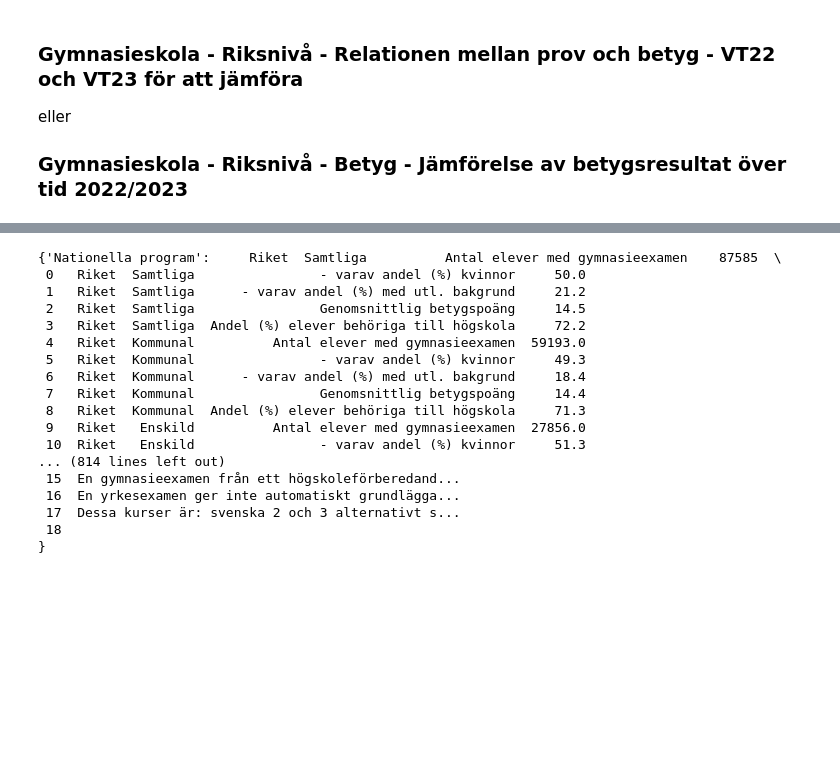
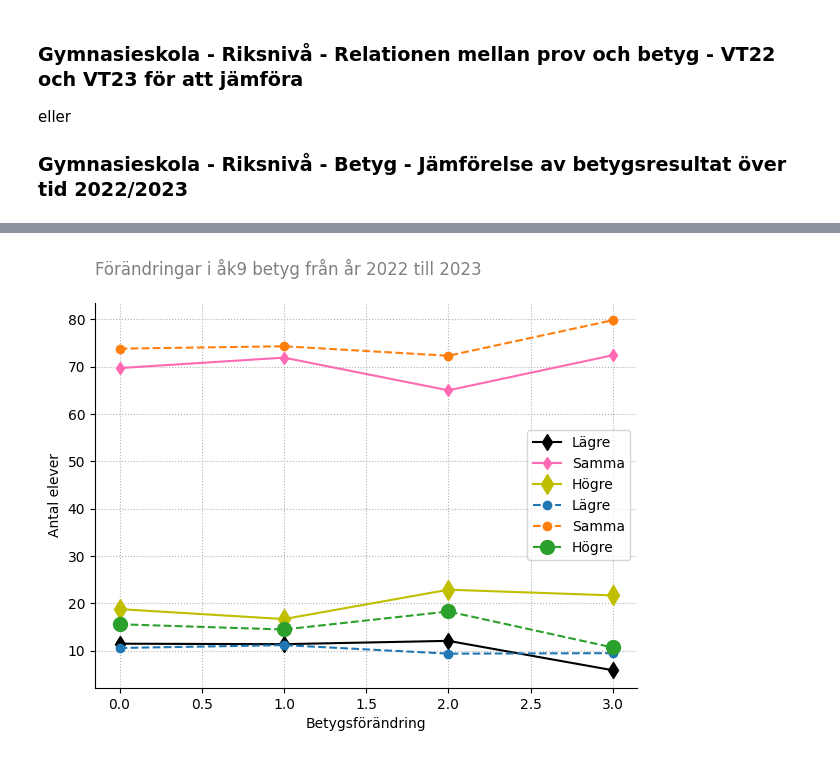
Before and after one commit to SandraAnder/Python-Sandra-Andersson-OPA23, a Jupyter notebook: Labb2/Laboration2_.ipynb, the cells around one changed output, grey strips where cells are left out. Saved outputs shown, nothing was run; the diff lists cells and outputs as text; code cells hidden in the pictures; blank space fills up the shorter version.

```diff
--- a/Labb2/Laboration2_.ipynb
+++ b/Labb2/Laboration2_.ipynb
@@ -632,4 +651,52 @@ Antal män: Antal manliga elever som har både provbetyg och kursbetyg
+# %%
+# 2.
+
+# Variabel för årskurser
+grades_A = gymnasie_vt22["Engelska 5"]
+grades_B = gymnasie_vt23["Engelska 5"]
+
+# Skapa numpy-array för x-värden
+grades_A_np = np.arange(len(grades_A))
+grades_B_np = np.arange(len(grades_B))
+
+# Beräknar antal elever som saknar godkänt och slutbetyg, samma som ovan
+grade_low_A = (grades_A["Andel lägre"])
+grade_same_A = (grades_A["Andel lika"])
+grade_high_A = (grades_A["Andel högre"])
+
+grade_low_B = (grades_B["Andel lägre"])
+grade_same_B = (grades_B["Andel lika"])
+grade_high_B = (grades_B["Andel högre"])
+
+# Skapar subplots och storlek på fig
+fig, ax = plt.subplots(figsize=(7, 5))
+
+# Ritar linjediagramet med punkter som markerar varje år
+plt.plot(grades_A_np, grade_low_A, label="Lägre", marker="d", ms=8, color="black")
+plt.plot(grades_A_np, grade_same_A, label="Samma", marker="d", color="hotpink")
+plt.plot(grades_A_np, grade_high_A, label="Högre", marker="d", ms=10, color="y")
+
+plt.plot(grades_B_np, grade_low_B, label="Lägre", marker="o", ls="--")
+plt.plot(grades_B_np, grade_same_B, label="Samma", marker="o", ls="--")
+plt.plot(grades_B_np, grade_high_B, label="Högre", marker="o", ms=10, ls="--")
+
+# Justerar etiketterna och skapar luft mellan toppetikett och graf, och vänsterplacerar topptexten
+plt.title("Förändringar i åk9 betyg från år 2022 till 2023", pad=20, color="gray", loc="left")
+plt.xlabel("Betygsförändring")
+plt.ylabel("Antal elever")
+
+# Ger grafen ett rutnät
+plt.grid(ls = ':', linewidth = 0.8)
+plt.legend()
+
+ax.spines['top'].set_visible(False)
+ax.spines['right'].set_visible(False)
+
+plt.show()
+# %% [output]
+[figure, added]
 # %%
+'''
 gymnasie_betyg_22_23 = pd.read_excel("../Labb2/data/Gymnasieskola_Jämförelse_betygsresultat_över_tid_2023_Riket.xlsx", sheet_name=None, skiprows=8)
 
 sheets_to_change2 = ["Nationella program", "Högskoleförberedande program", "Yrkesprogram", "Barn- och fritidsprogrammet", "Bygg- och anläggningsprogrammet", "Ekonomiprogrammet", "El- och energiprogrammet", "Estetiska programmet", "Fordons- och transportprogrammet", "Handels- och administrationsprogrammet", "Hantverksprogrammet", "Hotell- och turismprogrammet", "Humanistiska programmet", "Industritekniska programmet", "Naturbruksprogrammet", "Naturvetenskapsprogrammet", "Restaurang- och livsmedelsprogrammet", "Riksrekryterande utbildningar", "Samhällsvetenskapsprogrammet", "Teknikprogrammet", "VVS- och fastighetsprogrammet", "Vård- och omsorgsprogrammet", "Rapportbeskrivning och def."]
@@ -644,22 +711,4 @@ for sheet_name, df2 in gymnasie_vt23.items():
     if sheet_name in sheets_to_change2:
         gymnasie_vt23[sheet_name] = change_columns(df2)
 
-display(gymnasie_betyg_22_23)
+display(gymnasie_betyg_22_23)'''
-# %% [output]
-{'Nationella program':     Riket  Samtliga          Antal elever med gymnasieexamen    87585  \
- 0   Riket  Samtliga                - varav andel (%) kvinnor     50.0
- 1   Riket  Samtliga      - varav andel (%) med utl. bakgrund     21.2
- 2   Riket  Samtliga                Genomsnittlig betygspoäng     14.5
- 3   Riket  Samtliga  Andel (%) elever behöriga till högskola     72.2
- 4   Riket  Kommunal          Antal elever med gymnasieexamen  59193.0
- 5   Riket  Kommunal                - varav andel (%) kvinnor     49.3
- 6   Riket  Kommunal      - varav andel (%) med utl. bakgrund     18.4
- 7   Riket  Kommunal                Genomsnittlig betygspoäng     14.4
- 8   Riket  Kommunal  Andel (%) elever behöriga till högskola     71.3
- 9   Riket   Enskild          Antal elever med gymnasieexamen  27856.0
- 10  Riket   Enskild                - varav andel (%) kvinnor     51.3
-... (814 lines left out)
- 15  En gymnasieexamen från ett högskoleförberedand...
- 16  En yrkesexamen ger inte automatiskt grundlägga...
- 17  Dessa kurser är: svenska 2 och 3 alternativt s...
- 18                                                                                                                                    }
```
Also changed, not shown: parts of 5 cells of this notebook.
